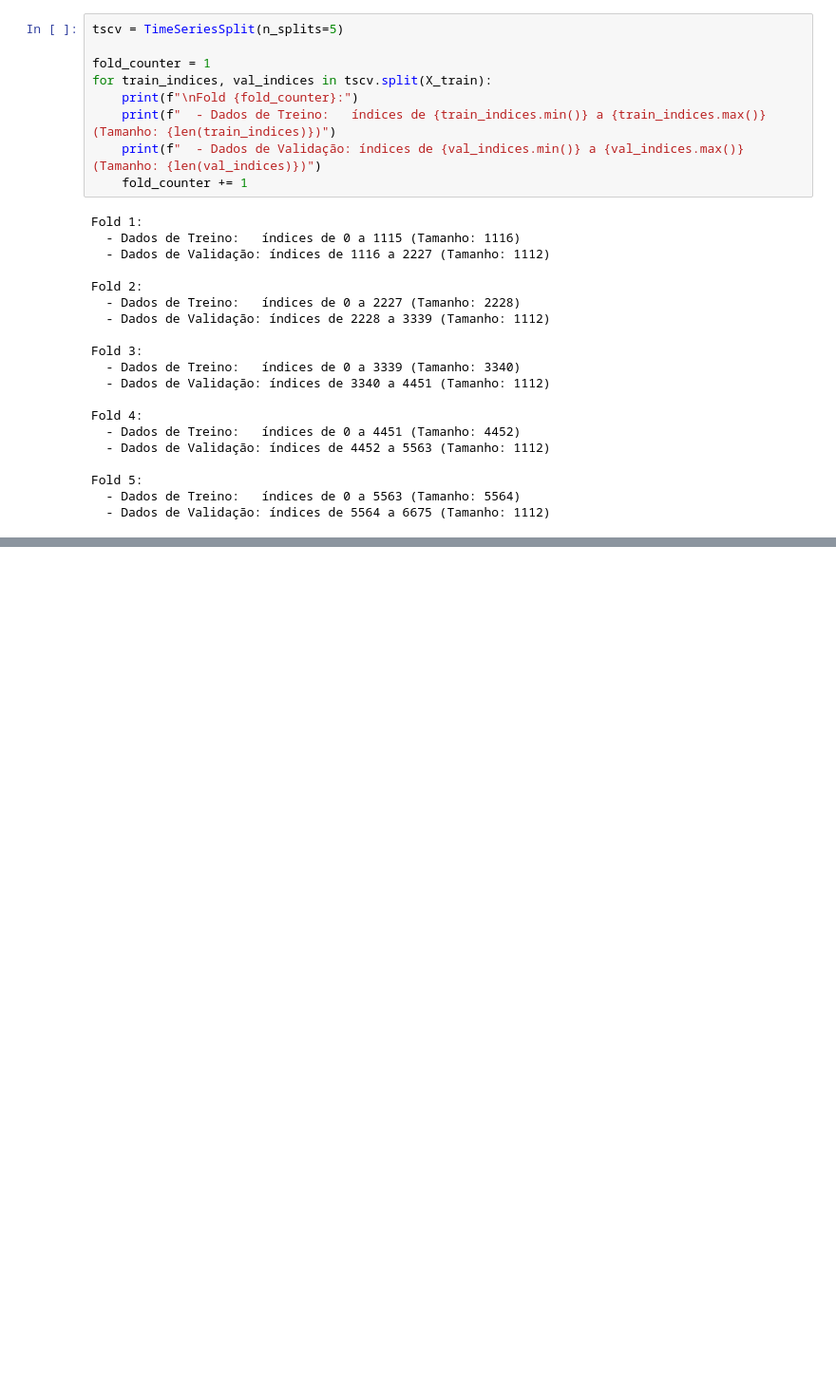
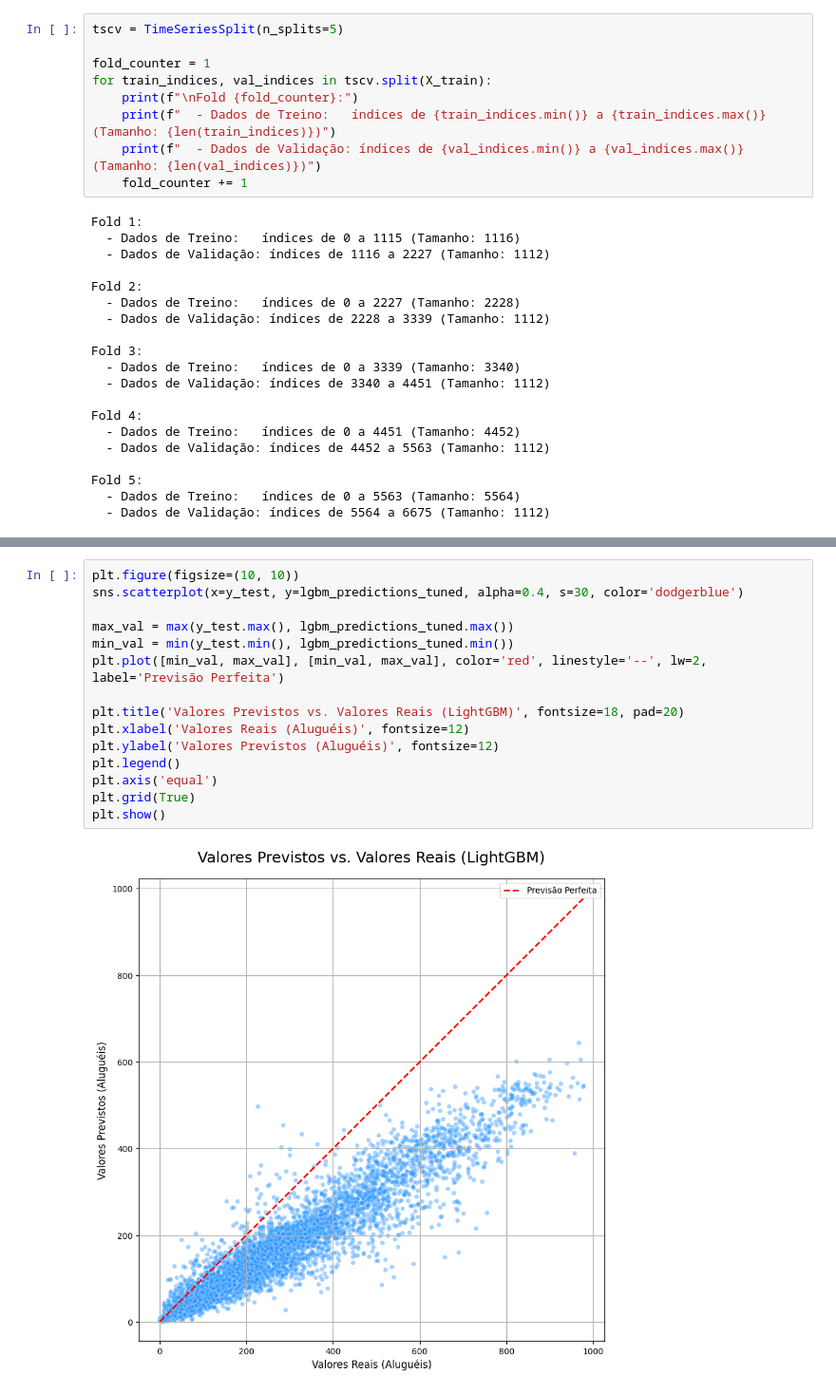
Before and after one commit to kelvinleandro/bike-demand-analysis, a Jupyter notebook: notebooks/02-comparative-analysis.ipynb, the cells around one changed output, grey strips where cells are left out. Shown: that part at 95% size. Cells and saved outputs as stored; diff of their text form; blank space fills up the shorter version.

```diff
--- a/notebooks/02-comparative-analysis.ipynb
+++ b/notebooks/02-comparative-analysis.ipynb
@@ -109,0 +370,17 @@ Fold 5:
+# %%
+plt.figure(figsize=(10, 10))
+sns.scatterplot(x=y_test, y=lgbm_predictions_tuned, alpha=0.4, s=30, color='dodgerblue')
+
+max_val = max(y_test.max(), lgbm_predictions_tuned.max())
+min_val = min(y_test.min(), lgbm_predictions_tuned.min())
+plt.plot([min_val, max_val], [min_val, max_val], color='red', linestyle='--', lw=2, label='Previsão Perfeita')
+
+plt.title('Valores Previstos vs. Valores Reais (LightGBM)', fontsize=18, pad=20)
+plt.xlabel('Valores Reais (Aluguéis)', fontsize=12)
+plt.ylabel('Valores Previstos (Aluguéis)', fontsize=12)
+plt.legend()
+plt.axis('equal')
+plt.grid(True)
+plt.show()
+# %% [output]
+[figure, added]
```
Also changed, not shown: parts of 21 cells of this notebook, 1 other file.
